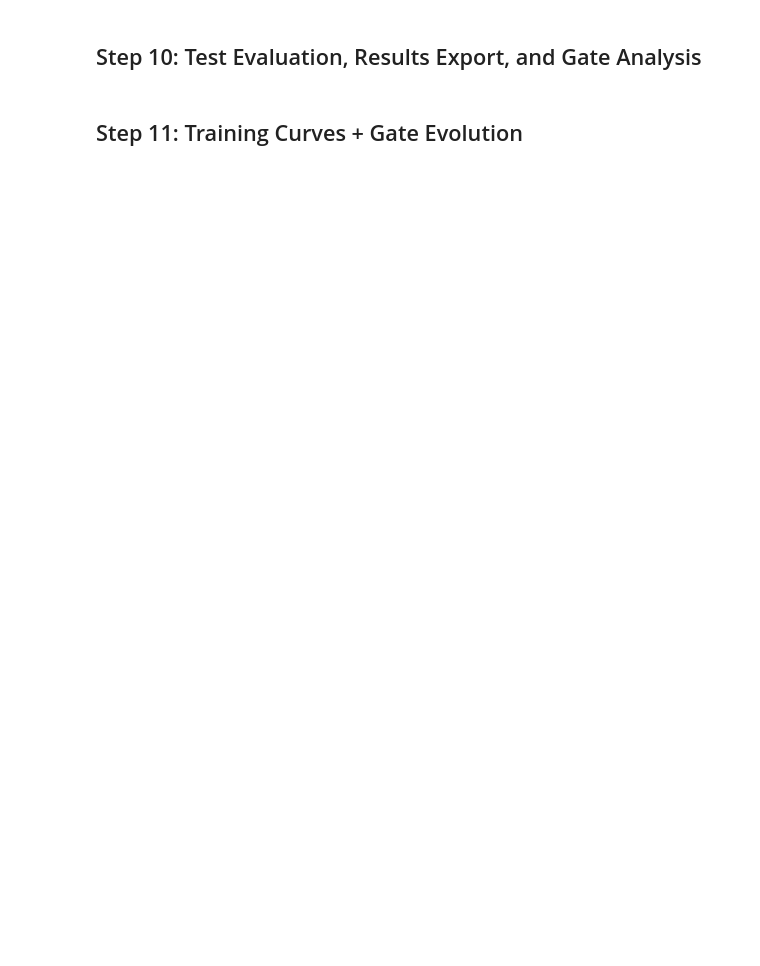
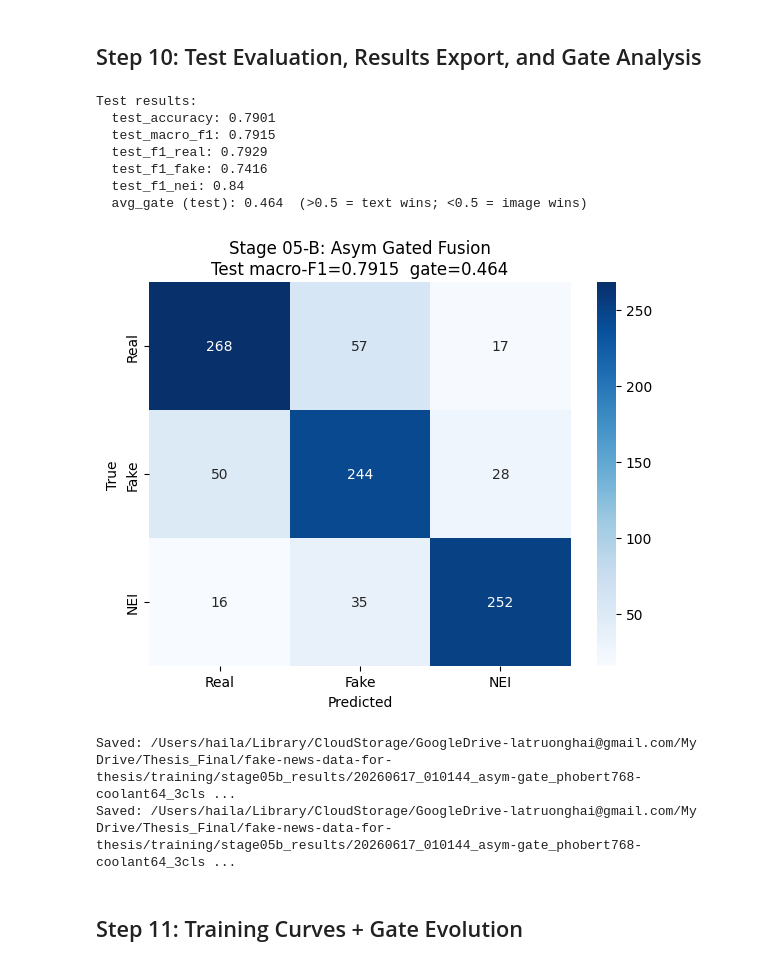
Before and after one commit to ltruonghai257/fake-new-detection, a Jupyter notebook: notebooks/pipeline/05b_asymmetric_gated_fusion.ipynb, the cells around one changed output. Saved outputs shown, nothing was run; the diff lists cells and outputs as text; code cells hidden in the pictures; blank space fills up the shorter version.

```diff
--- a/notebooks/pipeline/05b_asymmetric_gated_fusion.ipynb
+++ b/notebooks/pipeline/05b_asymmetric_gated_fusion.ipynb
@@ -548,9 +674,9 @@ print(f"  Gate mean across 256 dims = {_gate_vals.mean().item():.3f} (initially
 train_labels = datasets["train"].labels
 nc = CONFIG["model"]["num_classes"]
 counts = np.bincount(train_labels, minlength=nc).astype(np.float64)
-class_weights = torch.tensor(
-    len(train_labels) / (nc * counts), dtype=torch.float32
-).to(device)
+class_weights = torch.tensor(len(train_labels) / (nc * counts), dtype=torch.float32).to(
+    device
+)
 print(f"Class counts : {counts.astype(int).tolist()}")
 print(f"Class weights: {class_weights.cpu().tolist()}")
 
@@ -819,48 +1027,64 @@ print(f"\nTest results:")
 for k, v in test_m.items():
     print(f"  {k}: {v}")
 print(f"  avg_gate (test): {avg_gate_test:.3f}  (>0.5 = text wins; <0.5 = image wins)")
 
 # ── Confusion matrix ─────────────────────────────────────────────────────────
-cm = confusion_matrix(yt_t, yt_p, labels=[0,1,2])
-fig, ax = plt.subplots(figsize=(6,5))
-sns.heatmap(cm, annot=True, fmt="d", ax=ax,
-            xticklabels=["Real","Fake","NEI"],
-            yticklabels=["Real","Fake","NEI"],
-            cmap="Blues")
+cm = confusion_matrix(yt_t, yt_p, labels=[0, 1, 2])
+fig, ax = plt.subplots(figsize=(6, 5))
+sns.heatmap(
+    cm,
+    annot=True,
+    fmt="d",
+    ax=ax,
+    xticklabels=["Real", "Fake", "NEI"],
+    yticklabels=["Real", "Fake", "NEI"],
+    cmap="Blues",
+)
 ax.set_xlabel("Predicted")
 ax.set_ylabel("True")
 ax.set_title(
     f"Stage 05-B: Asym Gated Fusion\n"
     f"Test macro-F1={test_m['test_macro_f1']:.4f}  gate={avg_gate_test:.3f}"
 )
 fig.tight_layout()
 cm_path = CONFIG["paths"]["results_dir"] / f"{run_name}_confusion_matrix.png"
 fig.savefig(cm_path, dpi=150)
 plt.show()
 print(f"Saved: {cm_path}")
 
 # ── Export results JSON ───────────────────────────────────────────────────────
 results = {
-    "notebook":      "05b_asymmetric_gated_fusion.ipynb",
-    "proposal":      "B — Asymmetric Gated Fusion with Text Residual",
-    "run_name":      run_name,
-    "best_epoch":    best_epoch,
-    "val_metrics":   best_metrics,
-    "test_metrics":  test_m,
+    "notebook": "05b_asymmetric_gated_fusion.ipynb",
+    "proposal": "B — Asymmetric Gated Fusion with Text Residual",
+    "run_name": run_name,
+    "best_epoch": best_epoch,
+    "val_metrics": best_metrics,
+    "test_metrics": test_m,
     "avg_gate_test": avg_gate_test,
     "arch": {
-        "tag":           CONFIG["model"]["arch_tag"],
-        "text_encoder":  "PhoBERT-base-v2 (frozen, Stage 3.9 CLS)",
+        "tag": CONFIG["model"]["arch_tag"],
+        "text_encoder": "PhoBERT-base-v2 (frozen, Stage 3.9 CLS)",
         "image_encoder": "COOLANT image_aligned_clip (frozen, Stage 2, mean-pooled)",
-        "fusion":        "asymmetric gate + text residual",
+        "fusion": "asymmetric gate + text residual",
         "text_residual": CONFIG["model"]["text_residual"],
     },
     "training_history": history,
 }
 results_path = CONFIG["paths"]["results_dir"] / f"{run_name}_results.json"
 with open(results_path, "w") as f:
     json.dump(results, f, indent=2)
 print(f"Saved: {results_path}")
+# %% [output]
+Test results:
+  test_accuracy: 0.7901
+  test_macro_f1: 0.7915
+  test_f1_real: 0.7929
+  test_f1_fake: 0.7416
+  test_f1_nei: 0.84
+  avg_gate (test): 0.464  (>0.5 = text wins; <0.5 = image wins)
+[figure, added]
+Saved: /Users/haila/Library/CloudStorage/GoogleDrive-latruonghai@gmail.com/My Drive/Thesis_Final/fake-news-data-for-thesis/training/stage05b_results/20260617_010144_asym-gate_phobert768-coolant64_3cls ...
+Saved: /Users/haila/Library/CloudStorage/GoogleDrive-latruonghai@gmail.com/My Drive/Thesis_Final/fake-news-data-for-thesis/training/stage05b_results/20260617_010144_asym-gate_phobert768-coolant64_3cls ...
 # %% [markdown]
 ## Step 11: Training Curves + Gate Evolution
 # %%
```
Also changed, not shown: parts of 15 cells of this notebook.
